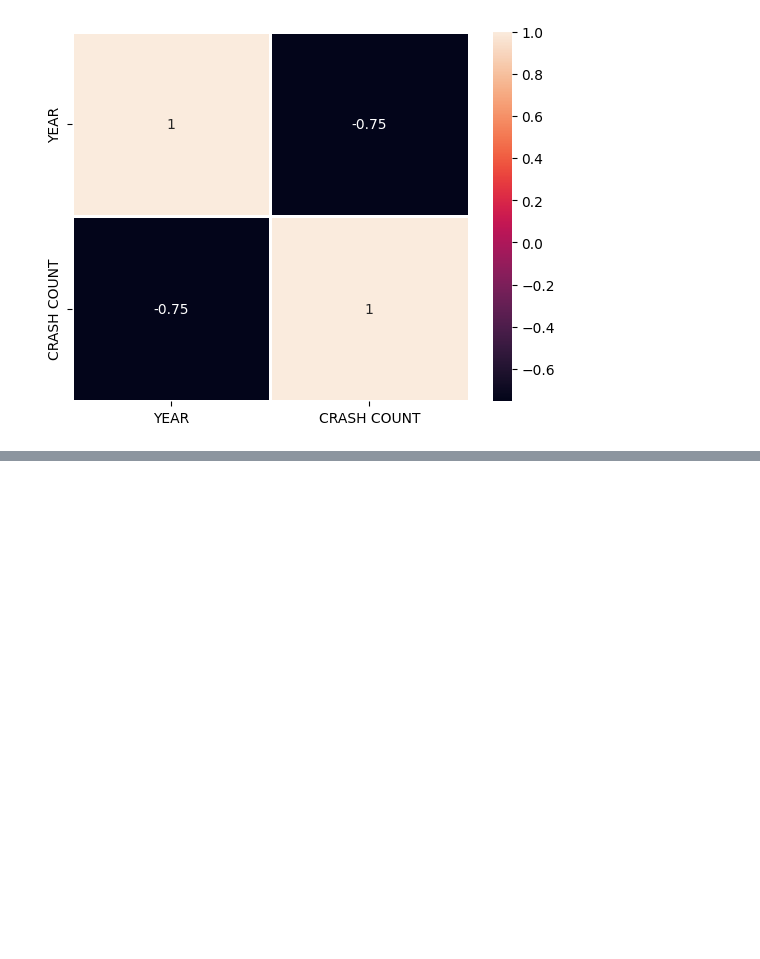
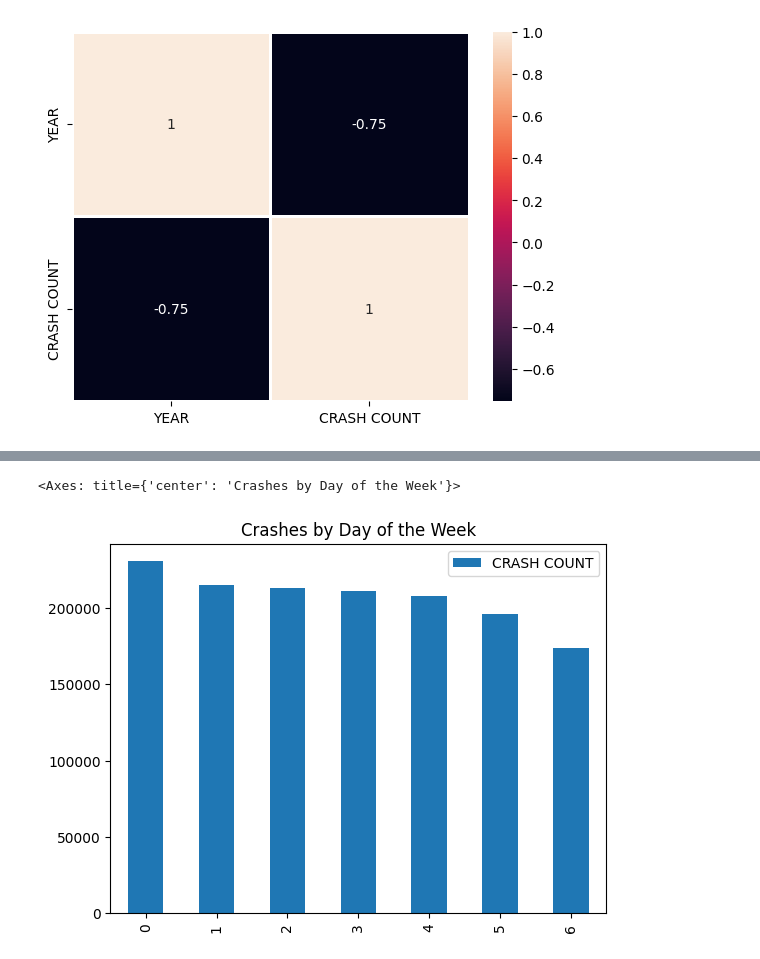
Before and after one commit to ragibasif/NYC-mvc-crashes, a Jupyter notebook: main.ipynb, the cells around one changed output, grey strips where cells are left out. Cells and saved outputs as stored; diff of their text form; code cells hidden in the pictures; blank space fills up the shorter version.

```diff
--- a/main.ipynb
+++ b/main.ipynb
@@ -386,0 +398,7 @@ ValueError: List of boxplot statistics and `positions` values must have same the
+# %%
+df['WEEKDAY'] = df['CRASH DATE'].dt.day_name()
+crashes_per_day = df['WEEKDAY'].value_counts().reset_index(name='CRASH COUNT')
+crashes_per_day.plot(kind='bar', title='Crashes by Day of the Week')
+# %% [output]
+<Axes: title={'center': 'Crashes by Day of the Week'}>
+[figure, added]
```
Also changed, not shown: parts of 15 cells of this notebook.
